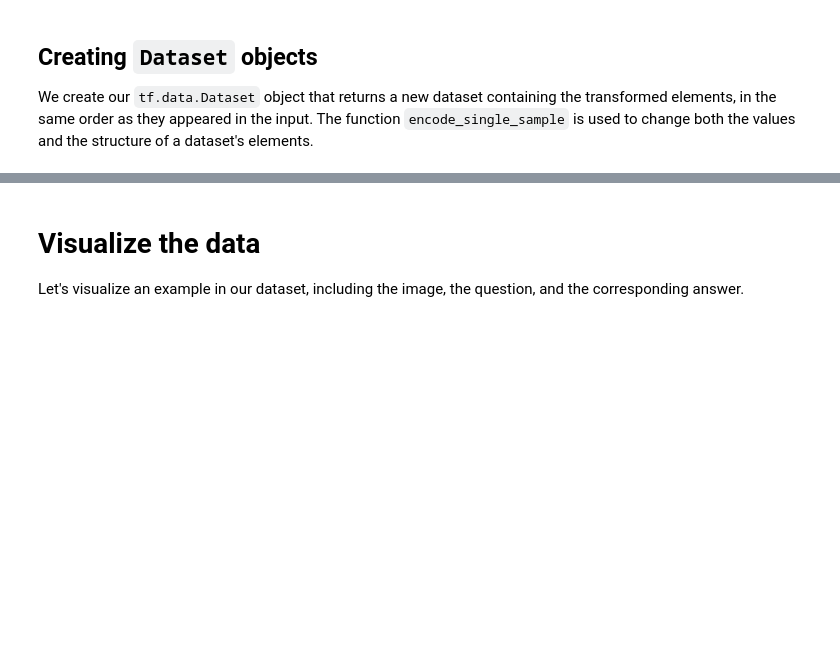
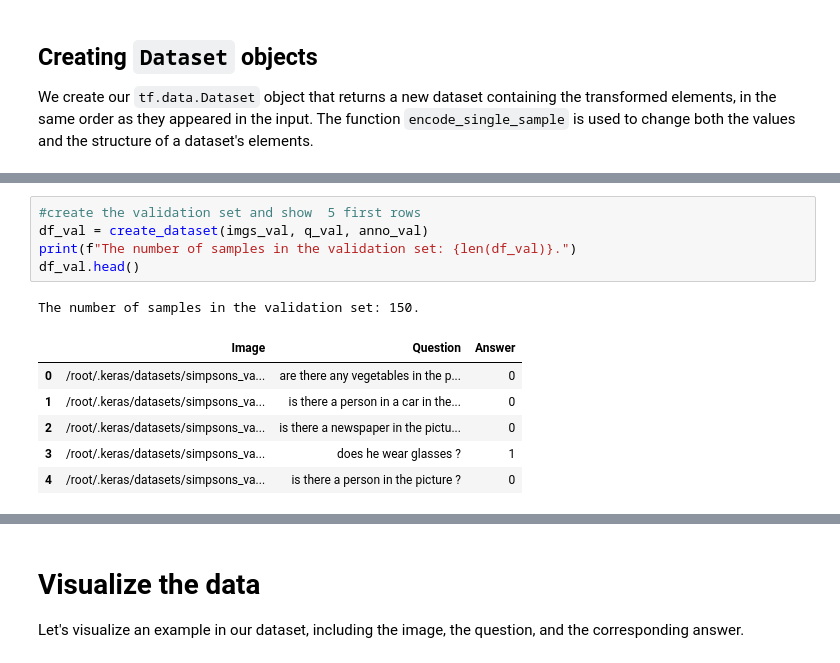
Before and after one commit to rbouadjenek/deakin-ai-challenge2022, a Jupyter notebook: deakin_ai_challenge_training.ipynb, the cells around one changed output, grey strips where cells are left out. Cells and saved outputs as stored; diff of their text form; blank space fills up the shorter version.

```diff
--- a/deakin_ai_challenge_training.ipynb
+++ b/deakin_ai_challenge_training.ipynb
@@ -283,0 +293,13 @@ val_dataset = (
+# %%
+#create the validation set and show  5 first rows
+df_val = create_dataset(imgs_val, q_val, anno_val)
+print(f"The number of samples in the validation set: {len(df_val)}.")
+df_val.head()
+# %% [output]
+The number of samples in the validation set: 150.
+|  | Image | Question | Answer |
+| 0 | /root/.keras/datasets/simpsons_va... | are there any vegetables in the p... | 0 |
+| 1 | /root/.keras/datasets/simpsons_va... | is there a person in a car in the... | 0 |
+| 2 | /root/.keras/datasets/simpsons_va... | is there a newspaper in the pictu... | 0 |
+| 3 | /root/.keras/datasets/simpsons_va... | does he wear glasses ? | 1 |
+| 4 | /root/.keras/datasets/simpsons_va... | is there a person in the picture ? | 0 |
```
Also changed, not shown: parts of 15 cells of this notebook.
